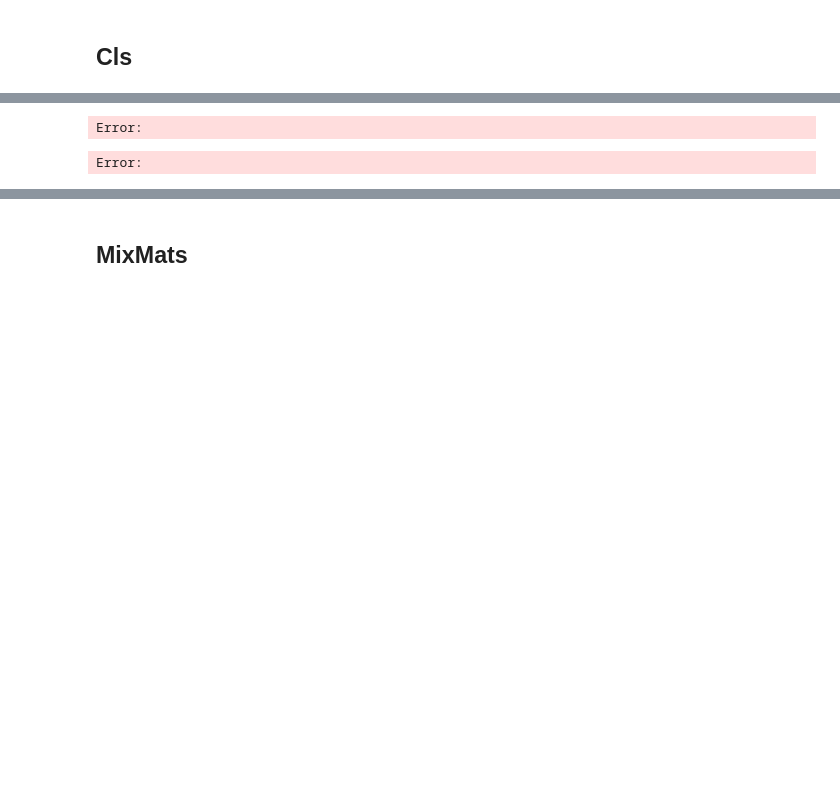
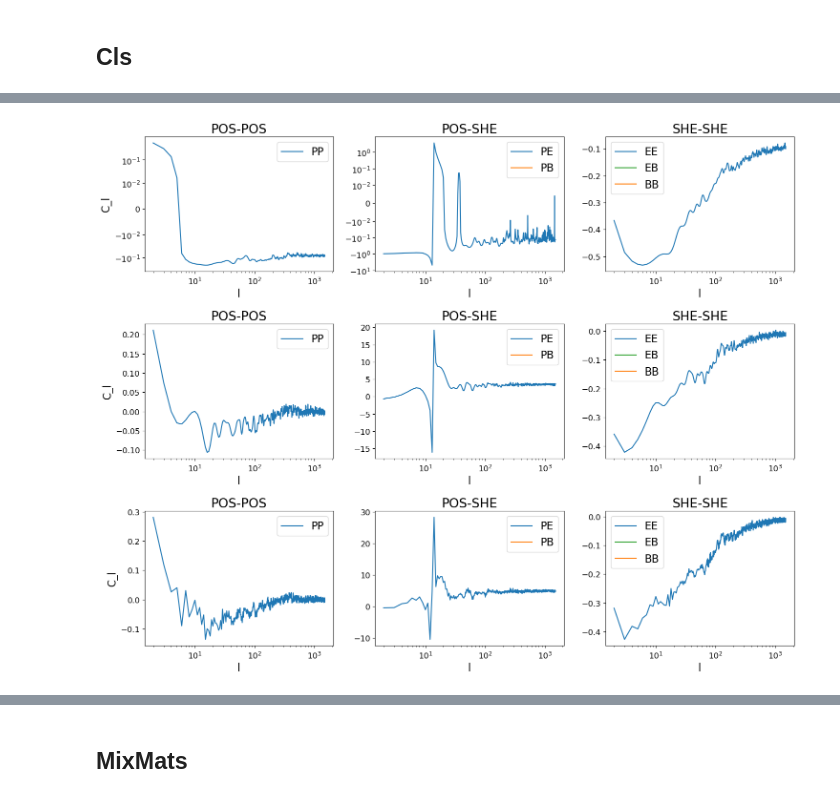
Before and after one commit to JaimeRZP/GLASS_cov_challenge, a Jupyter notebook: unmixing_comparison.ipynb, the cells around one changed output, grey strips where cells are left out. Saved outputs shown, nothing was run; the diff lists cells and outputs as text; code cells hidden in the pictures; blank space fills up the shorter version.

```diff
--- a/unmixing_comparison.ipynb
+++ b/unmixing_comparison.ipynb
@@ -377,6 +368,7 @@ cls_m=rr2_cls_m
 # POS POS
 axs[0, 0].plot(l[2:], (cls_m[("POS", "POS", 1, 1)].array[2:]-fsky*_theory_cls[("POS", "POS", 1, 1)].array[2:])/(fsky*_theory_cls[("POS", "POS", 1, 1)].array[2:]), color='C0', label='PP')
 axs[0, 0].legend()
+axs[0, 0].set_yscale("symlog", linthresh=1e-02)
 axs[0, 0].set_title("POS-POS")
 axs[0, 0].set_xscale('log')
 axs[0, 0].set_xlabel("l")
@@ -386,6 +378,7 @@ axs[0, 0].set_ylabel("C_l")
 axs[0, 1].plot(l[2:], (cls_m[("POS", "SHE", 1, 1)].array[0][2:]-fsky_rr2*_theory_cls[("POS", "SHE", 1, 1)].array[0][2:])/(fsky_rr2*_theory_cls[("POS", "SHE", 1, 1)].array[0][2:]), color='C0', label='PE')
 axs[0, 1].plot(l[2:], (cls_m[("POS", "SHE", 1, 1)].array[1][2:]-fsky_rr2*_theory_cls[("POS", "SHE", 1, 1)].array[1][2:])/(fsky_rr2*_theory_cls[("POS", "SHE", 1, 1)].array[1][2:]), color='C1', label='PB')
 axs[0, 1].legend()
+axs[0, 1].set_yscale("symlog", linthresh=1e-02)
 axs[0, 1].set_title("POS-SHE")
 axs[0, 1].set_xscale('log')
 axs[0, 1].set_xlabel("l")
@@ -441,32 +434,31 @@ cls_m=dr1_cls_m
 # POS POS
 axs[2, 0].plot(l[2:], (cls_m[("POS", "POS", 1, 1)].array[2:]-fsky*_theory_cls[("POS", "POS", 1, 1)].array[2:])/(fsky*_theory_cls[("POS", "POS", 1, 1)].array[2:]), color='C0', label='PP')
 axs[2, 0].legend()
 axs[2, 0].set_title("POS-POS")
 axs[2, 0].set_xscale('log')
 axs[2, 0].set_xlabel("l")
 axs[2, 0].set_ylabel("C_l")
 
 # POS SHE
 axs[2, 1].plot(l[2:], (cls_m[("POS", "SHE", 1, 1)].array[0][2:]-fsky_rr2*_theory_cls[("POS", "SHE", 1, 1)].array[0][2:])/(fsky_rr2*_theory_cls[("POS", "SHE", 1, 1)].array[0][2:]), color='C0', label='PE')
 axs[2, 1].plot(l[2:], (cls_m[("POS", "SHE", 1, 1)].array[1][2:]-fsky_rr2*_theory_cls[("POS", "SHE", 1, 1)].array[1][2:])/(fsky_rr2*_theory_cls[("POS", "SHE", 1, 1)].array[1][2:]), color='C1', label='PB')
 axs[2, 1].legend()
 axs[2, 1].set_title("POS-SHE")
 axs[2, 1].set_xscale('log')
 axs[2, 1].set_xlabel("l")
 
 # SHE SHE
 axs[2, 2].plot(l[2:], (cls_m[("SHE", "SHE", 1, 1)].array[0, 0][2:]-fsky*_theory_cls[("SHE", "SHE", 1, 1)].array[0, 0][2:])/(fsky*_theory_cls[("SHE", "SHE", 1, 1)].array[0, 0][2:]), color='C0', label='EE')
 axs[2, 2].plot(l[2:], (cls_m[("SHE", "SHE", 1, 1)].array[0, 1][2:]-fsky*_theory_cls[("SHE", "SHE", 1, 1)].array[0, 1][2:])/(fsky*_theory_cls[("SHE", "SHE", 1, 1)].array[0, 1][2:]), color='C2', label='EB')
 axs[2, 2].plot(l[2:], (cls_m[("SHE", "SHE", 1, 1)].array[1, 1][2:]-fsky*_theory_cls[("SHE", "SHE", 1, 1)].array[1, 1][2:])/(fsky*_theory_cls[("SHE", "SHE", 1, 1)].array[1, 1][2:]), color='C1', label='BB')
 axs[2, 2].legend()
 axs[2, 2].set_title("SHE-SHE")
 axs[2, 2].set_xscale('log')
 #axs[0, 2].set_yscale('symlog', linthresh=1e00)
 axs[2, 2].set_xlabel("l")
 
 # Adjust layout
 plt.tight_layout()
 plt.show()
 # %% [output]
-Error:
-Error:
+[figure, added]
```
Also changed, not shown: parts of 44 cells of this notebook, 8 other files.
